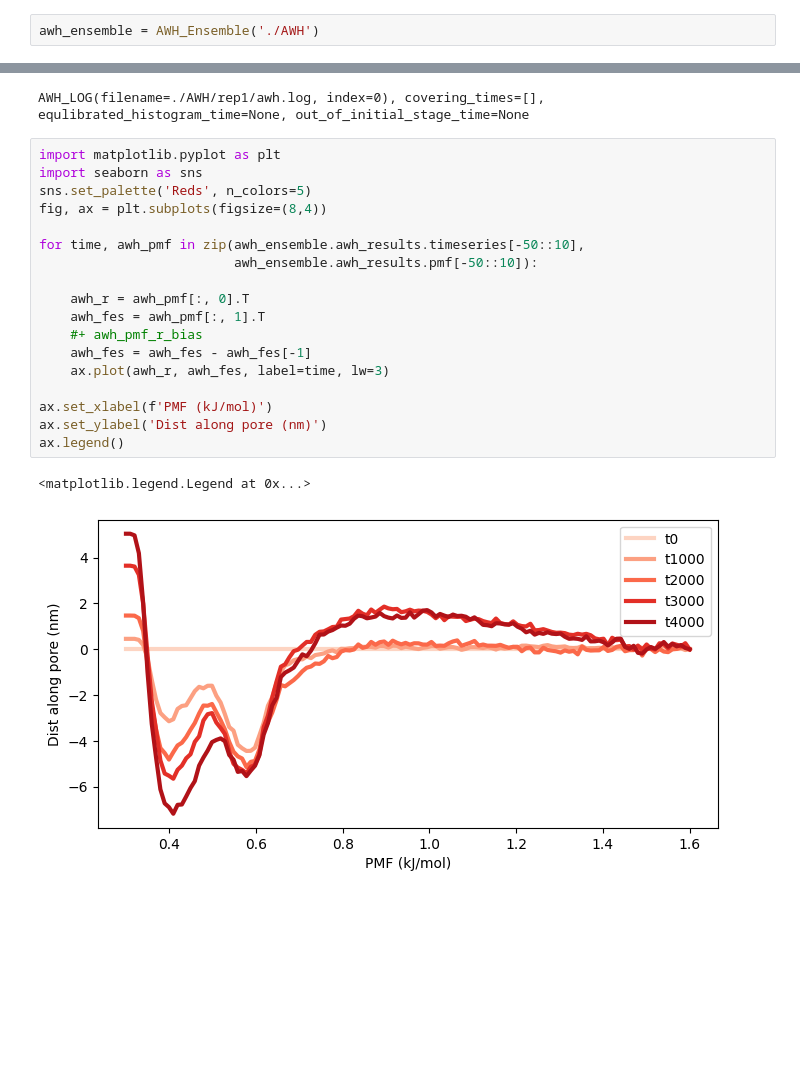
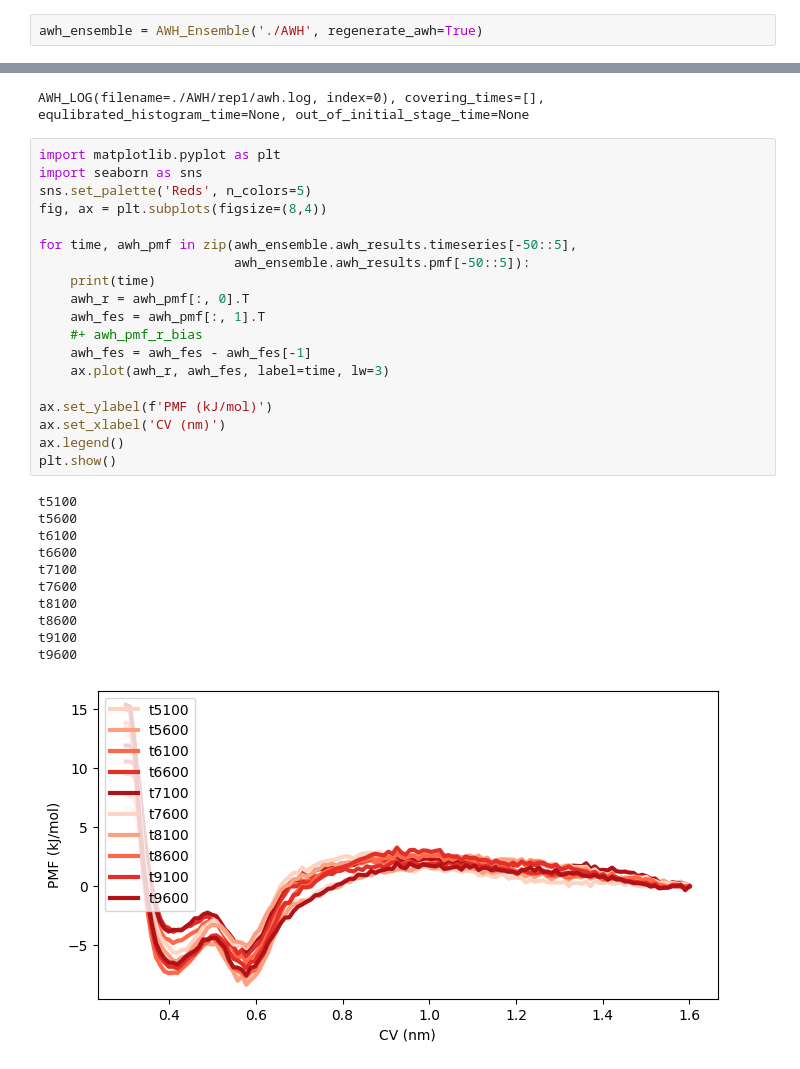
Before and after one commit to yuxuanzhuang/binding_fe_gmx, a Jupyter notebook: tutorials/awh/awh.ipynb, the cells around one changed output, grey strips where cells are left out. Drawn from its saved outputs; the diff is of its cells as text; blank space fills up the shorter version.

```diff
--- a/tutorials/awh/awh.ipynb
+++ b/tutorials/awh/awh.ipynb
@@ -6,5 +6,5 @@ import seaborn as sns
 import os
 from fe_gmx import AWH_Ensemble
 # %%
-awh_ensemble = AWH_Ensemble('./AWH')
+awh_ensemble = AWH_Ensemble('./AWH', regenerate_awh=True)
 # %% [output]
@@ -37,21 +24,31 @@ AWH_LOG(filename=./AWH/rep1/awh.log, index=0), covering_times=[], equlibrated_hi
 # %%
 import matplotlib.pyplot as plt
 import seaborn as sns
 sns.set_palette('Reds', n_colors=5)
 fig, ax = plt.subplots(figsize=(8,4))
 
-for time, awh_pmf in zip(awh_ensemble.awh_results.timeseries[-50::10],
-                         awh_ensemble.awh_results.pmf[-50::10]):
-
+for time, awh_pmf in zip(awh_ensemble.awh_results.timeseries[-50::5],
+                         awh_ensemble.awh_results.pmf[-50::5]):
+    print(time)
     awh_r = awh_pmf[:, 0].T
     awh_fes = awh_pmf[:, 1].T
     #+ awh_pmf_r_bias
     awh_fes = awh_fes - awh_fes[-1]
     ax.plot(awh_r, awh_fes, label=time, lw=3)
 
-ax.set_xlabel(f'PMF (kJ/mol)')
-ax.set_ylabel('Dist along pore (nm)')
+ax.set_ylabel(f'PMF (kJ/mol)')
+ax.set_xlabel('CV (nm)')
 ax.legend()
+plt.show()
 # %% [output]
-<matplotlib.legend.Legend at 0x...>
+t5100
+t5600
+t6100
+t6600
+t7100
+t7600
+t8100
+t8600
+t9100
+t9600
-[figure, old version]
+[figure, new version]
```
Also changed, not shown: parts of 2 cells of this notebook, 1 other file.
